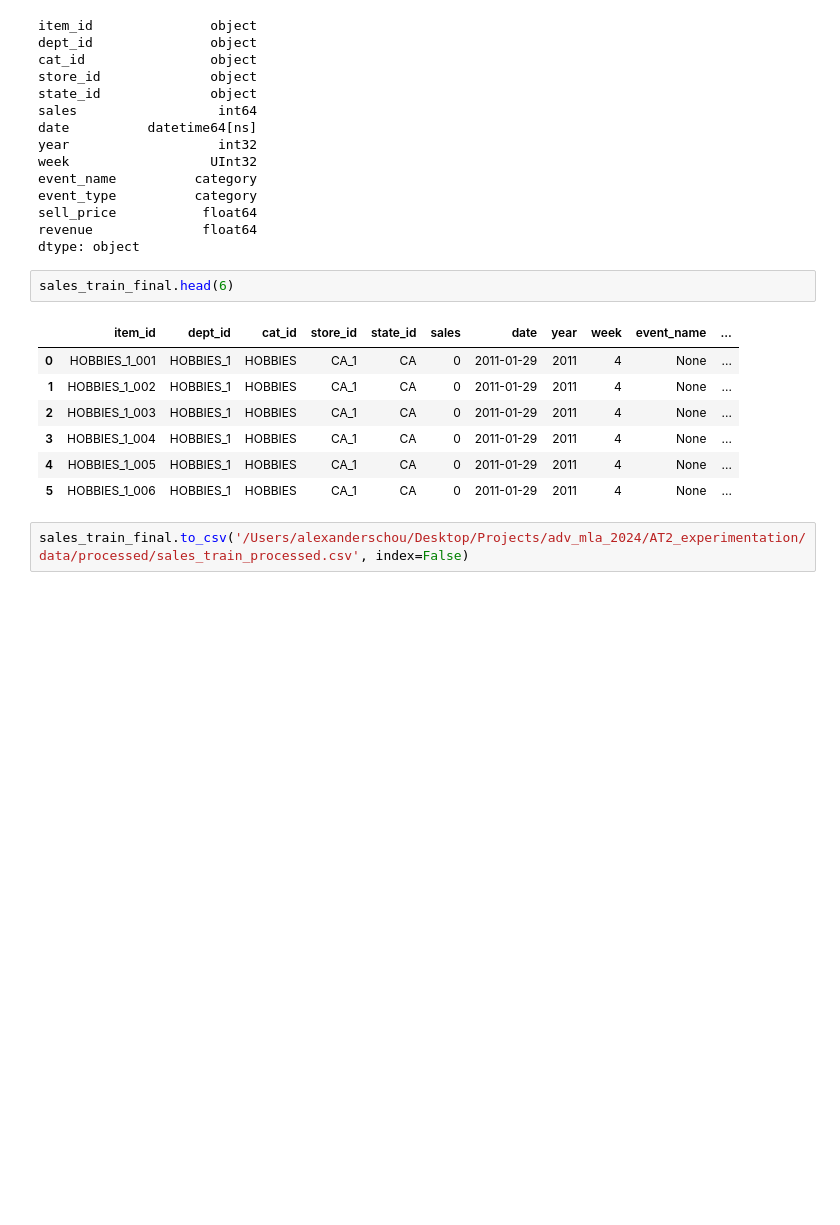
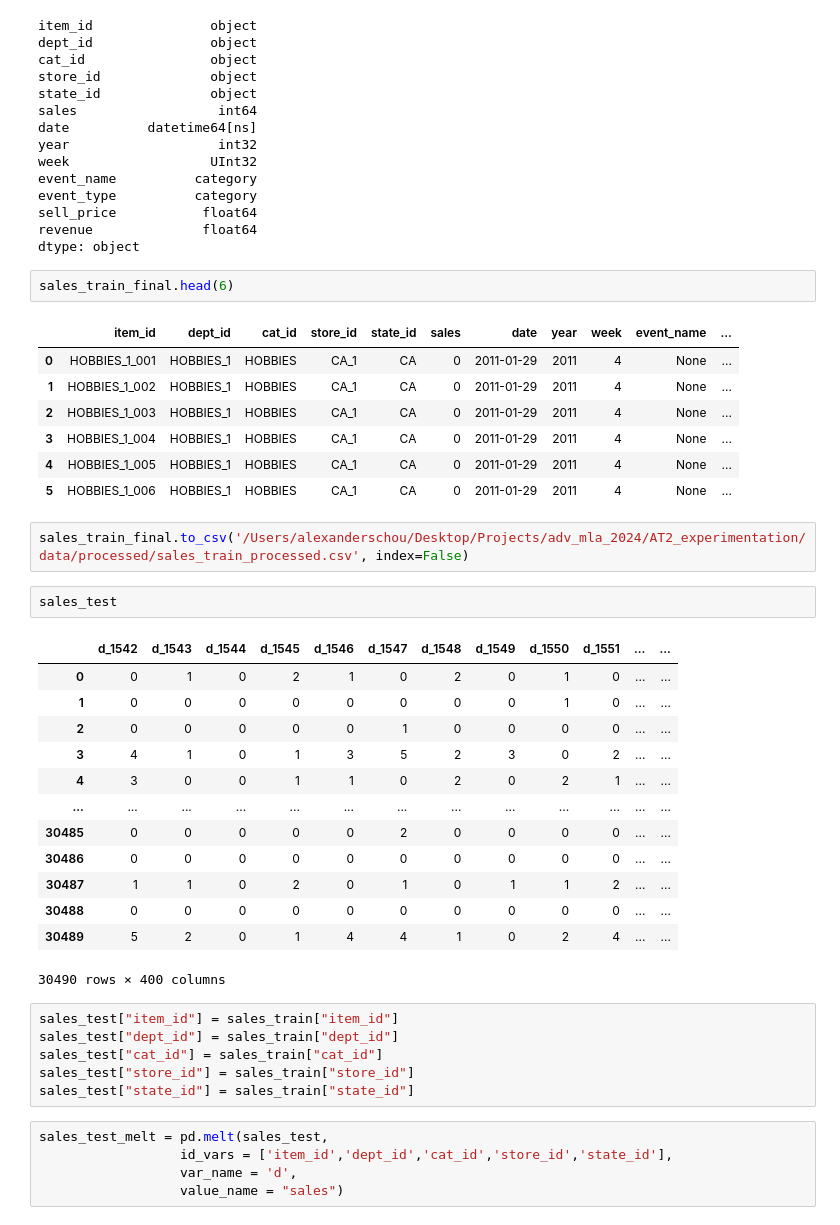
Before and after one commit to hvf24hyv/AT2_experimentation, a Jupyter notebook: notebooks/predictive/schou_alexander_ 25636299-predictive_EDA.ipynb, the cells around one changed output. Drawn from its saved outputs; the diff is of its cells as text; blank space fills up the shorter version.

```diff
--- a/notebooks/predictive/schou_alexander_ 25636299-predictive_EDA.ipynb
+++ b/notebooks/predictive/schou_alexander_ 25636299-predictive_EDA.ipynb
@@ -475,3 +475,30 @@ sales_train_final.head(6)
 | 5 | HOBBIES_1_006 | HOBBIES_1 | HOBBIES | CA_1 | CA | 0 | 2011-01-29 | 2011 | 4 | None | ... |
 # %%
 sales_train_final.to_csv('/Users/alexanderschou/Desktop/Projects/adv_mla_2024/AT2_experimentation/data/processed/sales_train_processed.csv', index=False)
+# %%
+sales_test
+# %% [output]
+|  | d_1542 | d_1543 | d_1544 | d_1545 | d_1546 | d_1547 | d_1548 | d_1549 | d_1550 | d_1551 | ... | ... |
+| 0 | 0 | 1 | 0 | 2 | 1 | 0 | 2 | 0 | 1 | 0 | ... | ... |
+| 1 | 0 | 0 | 0 | 0 | 0 | 0 | 0 | 0 | 1 | 0 | ... | ... |
+| 2 | 0 | 0 | 0 | 0 | 0 | 1 | 0 | 0 | 0 | 0 | ... | ... |
+| 3 | 4 | 1 | 0 | 1 | 3 | 5 | 2 | 3 | 0 | 2 | ... | ... |
+| 4 | 3 | 0 | 0 | 1 | 1 | 0 | 2 | 0 | 2 | 1 | ... | ... |
+| ... | ... | ... | ... | ... | ... | ... | ... | ... | ... | ... | ... | ... |
+| 30485 | 0 | 0 | 0 | 0 | 0 | 2 | 0 | 0 | 0 | 0 | ... | ... |
+| 30486 | 0 | 0 | 0 | 0 | 0 | 0 | 0 | 0 | 0 | 0 | ... | ... |
+| 30487 | 1 | 1 | 0 | 2 | 0 | 1 | 0 | 1 | 1 | 2 | ... | ... |
+| 30488 | 0 | 0 | 0 | 0 | 0 | 0 | 0 | 0 | 0 | 0 | ... | ... |
+| 30489 | 5 | 2 | 0 | 1 | 4 | 4 | 1 | 0 | 2 | 4 | ... | ... |
+30490 rows × 400 columns
+# %%
+sales_test["item_id"] = sales_train["item_id"]
+sales_test["dept_id"] = sales_train["dept_id"]
+sales_test["cat_id"] = sales_train["cat_id"]
+sales_test["store_id"] = sales_train["store_id"]
+sales_test["state_id"] = sales_train["state_id"]
+# %%
+sales_test_melt = pd.melt(sales_test,
+                  id_vars = ['item_id','dept_id','cat_id','store_id','state_id'],
+                  var_name = 'd',
+                  value_name = "sales")
```
Also changed, not shown: parts of 14 cells of this notebook, 4 other files.
